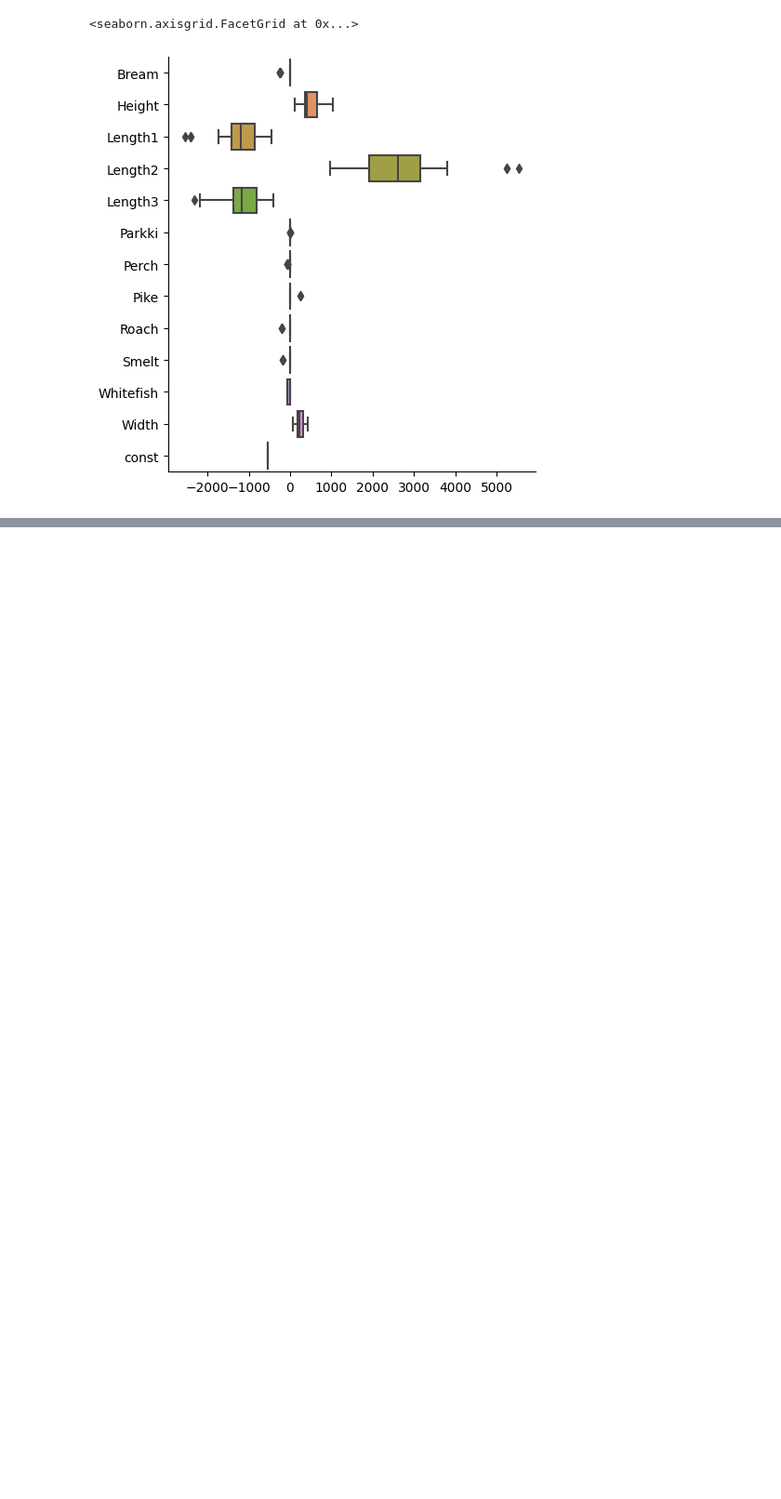
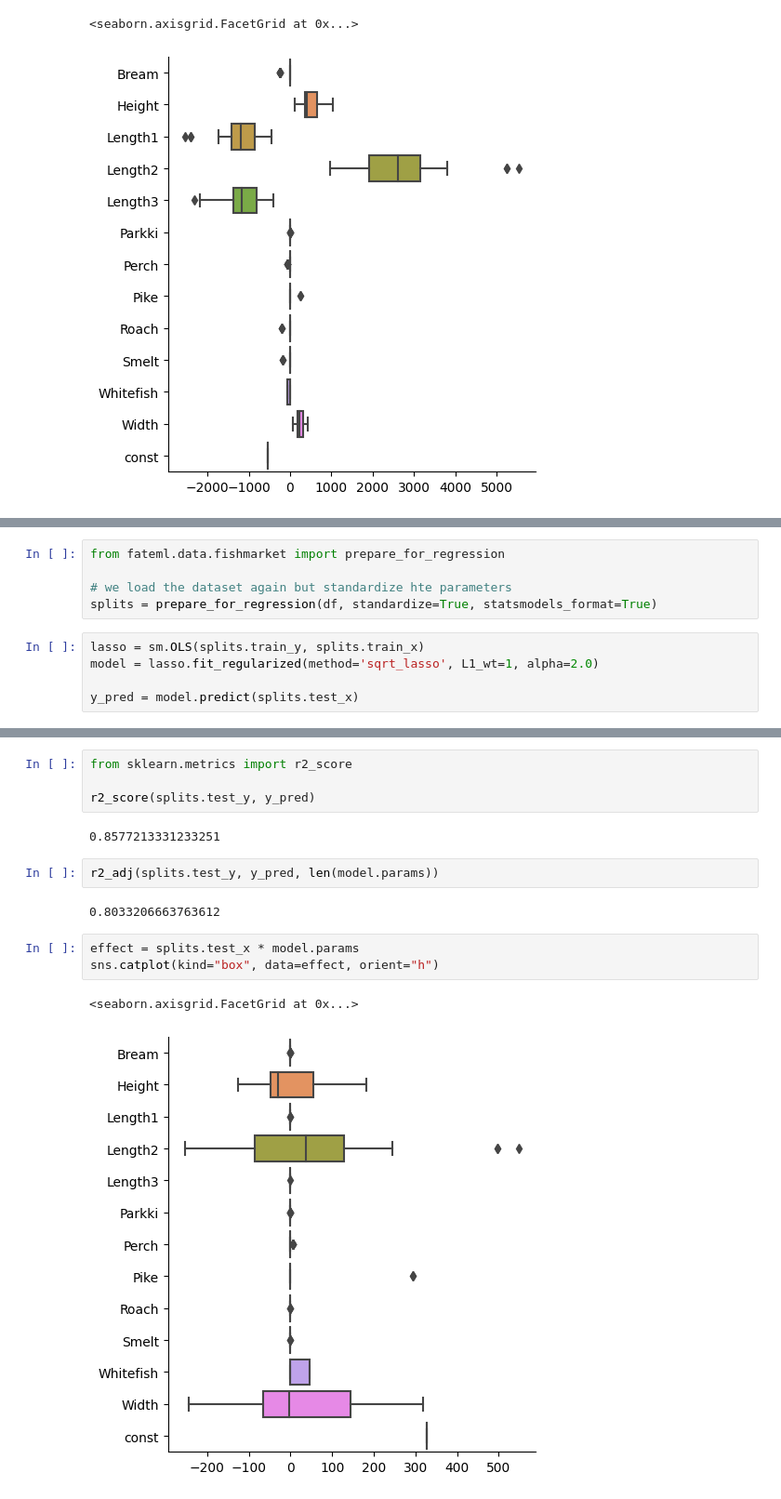
Before and after one commit to ficstamas/FateML, a Jupyter notebook: notebooks/02_classical_models.ipynb, the cells around one changed output, grey strips where cells are left out. Shown: that part at 93% size. Saved outputs shown, nothing was run; the diff lists cells and outputs as text; blank space fills up the shorter version.

```diff
--- a/notebooks/02_classical_models.ipynb
+++ b/notebooks/02_classical_models.ipynb
@@ -336,0 +386,10 @@ sns.catplot(kind="box", data=effect, orient="h")
+# %%
+from fateml.data.fishmarket import prepare_for_regression
+
+# we load the dataset again but standardize hte parameters
+splits = prepare_for_regression(df, standardize=True, statsmodels_format=True)
+# %%
+lasso = sm.OLS(splits.train_y, splits.train_x)
+model = lasso.fit_regularized(method='sqrt_lasso', L1_wt=1, alpha=2.0)
+
+y_pred = model.predict(splits.test_x)
@@ -336,0 +413,16 @@ sns.catplot(kind="box", data=effect, orient="h")
+# %%
+from sklearn.metrics import r2_score
+
+r2_score(splits.test_y, y_pred)
+# %% [output]
+0.8577213331233251
+# %%
+r2_adj(splits.test_y, y_pred, len(model.params))
+# %% [output]
+0.8033206663763612
+# %%
+effect = splits.test_x * model.params
+sns.catplot(kind="box", data=effect, orient="h")
+# %% [output]
+<seaborn.axisgrid.FacetGrid at 0x...>
+[figure, added]
```
Also changed, not shown: parts of 37 cells of this notebook, 5 other files.
